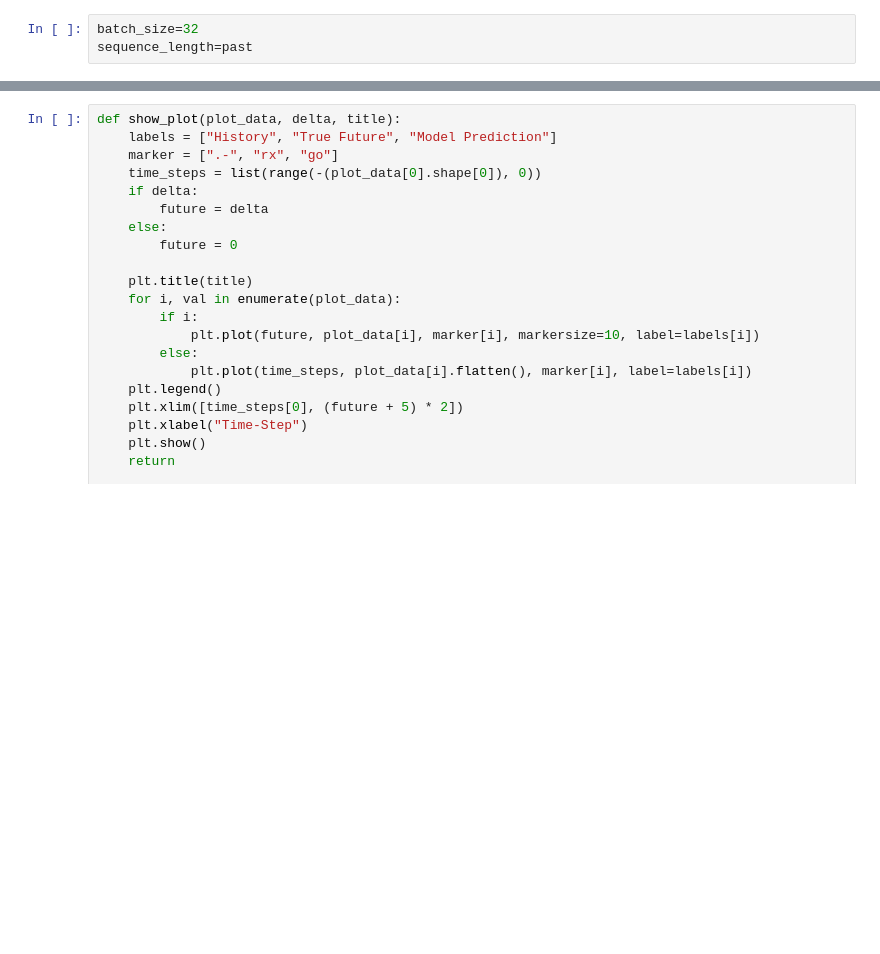
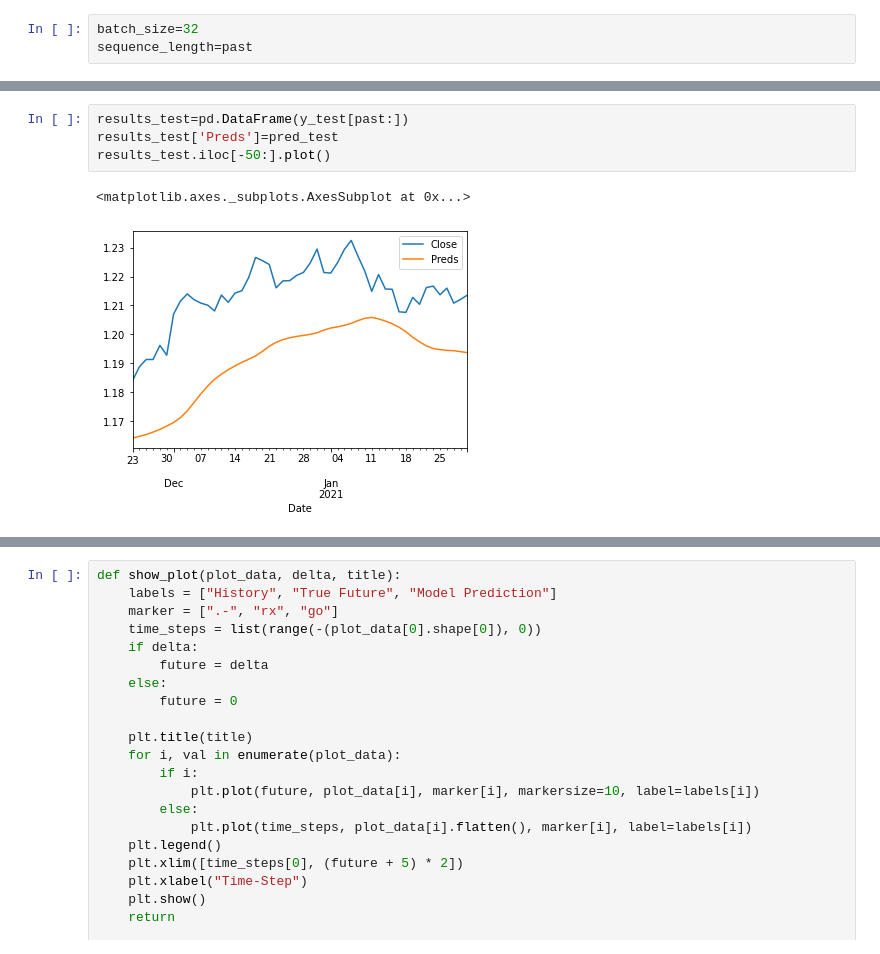
Before and after one commit to Smartsie/Invest, a Jupyter notebook: Invest_with_Currency.ipynb, the cells around one changed output, grey strips where cells are left out. Saved outputs shown, nothing was run; the diff lists cells and outputs as text; blank space fills up the shorter version.

```diff
--- a/Invest_with_Currency.ipynb
+++ b/Invest_with_Currency.ipynb
@@ -745,0 +772,7 @@ KeyboardInterrupt: ignored
+# %%
+results_test=pd.DataFrame(y_test[past:])
+results_test['Preds']=pred_test
+results_test.iloc[-50:].plot()
+# %% [output]
+<matplotlib.axes._subplots.AxesSubplot at 0x...>
+[figure, added]
```
Also changed, not shown: parts of 18 cells of this notebook.
